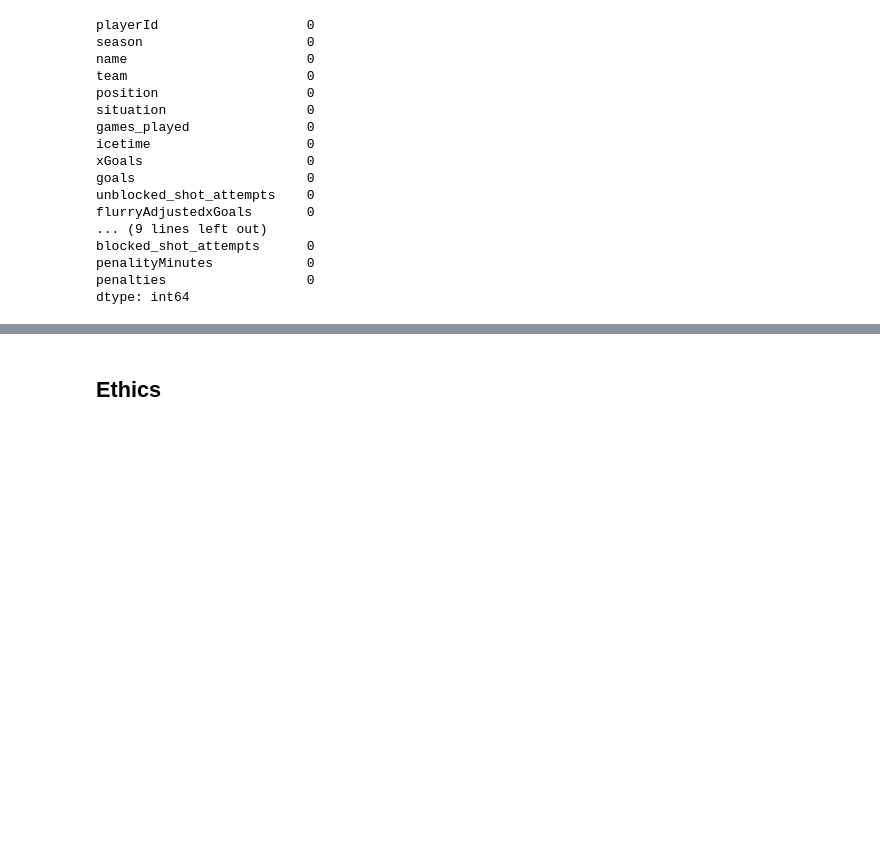
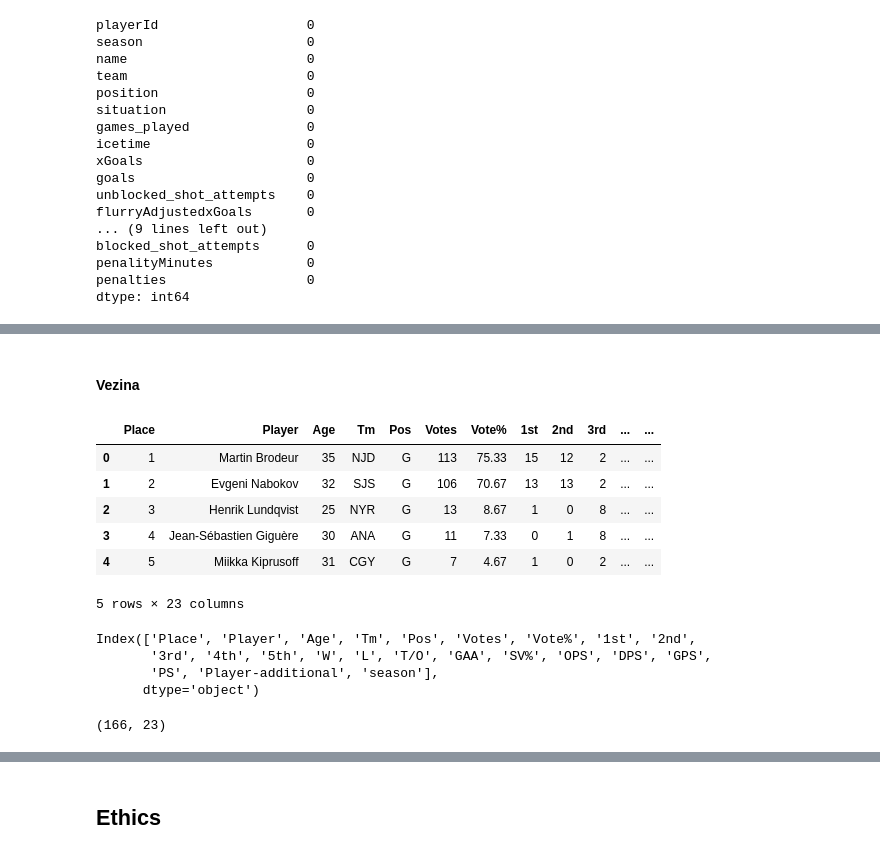
Before and after one commit to COGS108/Group118_WI26, a Jupyter notebook: 01-DataCheckpoint.ipynb, the cells around one changed output, grey strips where cells are left out. Saved outputs shown, nothing was run; the diff lists cells and outputs as text; code cells hidden in the pictures; blank space fills up the shorter version.

```diff
--- a/01-DataCheckpoint.ipynb
+++ b/01-DataCheckpoint.ipynb
@@ -617,0 +708,23 @@ df_goalies_interim.to_csv(processed_data_dir / 'season_lvl_goalies_interim.csv',
+# %% [markdown]
+#### Vezina
+# %%
+vezina_df_raw.head(5)
+# %% [output]
+|  | Place | Player | Age | Tm | Pos | Votes | Vote% | 1st | 2nd | 3rd | ... | ... |
+| 0 | 1 | Martin Brodeur | 35 | NJD | G | 113 | 75.33 | 15 | 12 | 2 | ... | ... |
+| 1 | 2 | Evgeni Nabokov | 32 | SJS | G | 106 | 70.67 | 13 | 13 | 2 | ... | ... |
+| 2 | 3 | Henrik Lundqvist | 25 | NYR | G | 13 | 8.67 | 1 | 0 | 8 | ... | ... |
+| 3 | 4 | Jean-Sébastien Giguère | 30 | ANA | G | 11 | 7.33 | 0 | 1 | 8 | ... | ... |
+| 4 | 5 | Miikka Kiprusoff | 31 | CGY | G | 7 | 4.67 | 1 | 0 | 2 | ... | ... |
+5 rows × 23 columns
+# %%
+vezina_df_raw.columns
+# %% [output]
+Index(['Place', 'Player', 'Age', 'Tm', 'Pos', 'Votes', 'Vote%', '1st', '2nd',
+       '3rd', '4th', '5th', 'W', 'L', 'T/O', 'GAA', 'SV%', 'OPS', 'DPS', 'GPS',
+       'PS', 'Player-additional', 'season'],
+      dtype='object')
+# %%
+vezina_df_raw.shape
+# %% [output]
+(166, 23)
```
Also changed, not shown: parts of 11 cells of this notebook, 1 other file.
